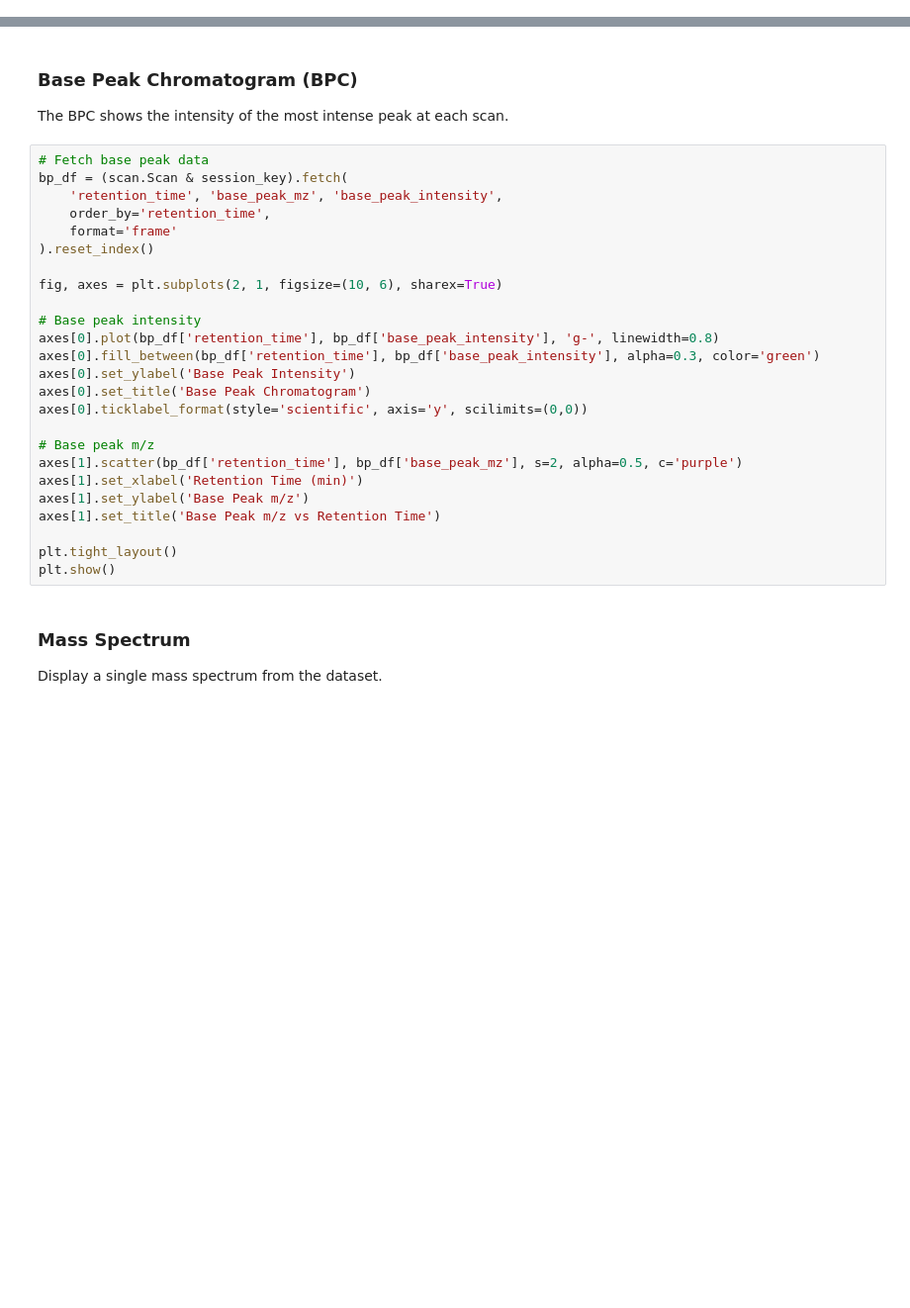
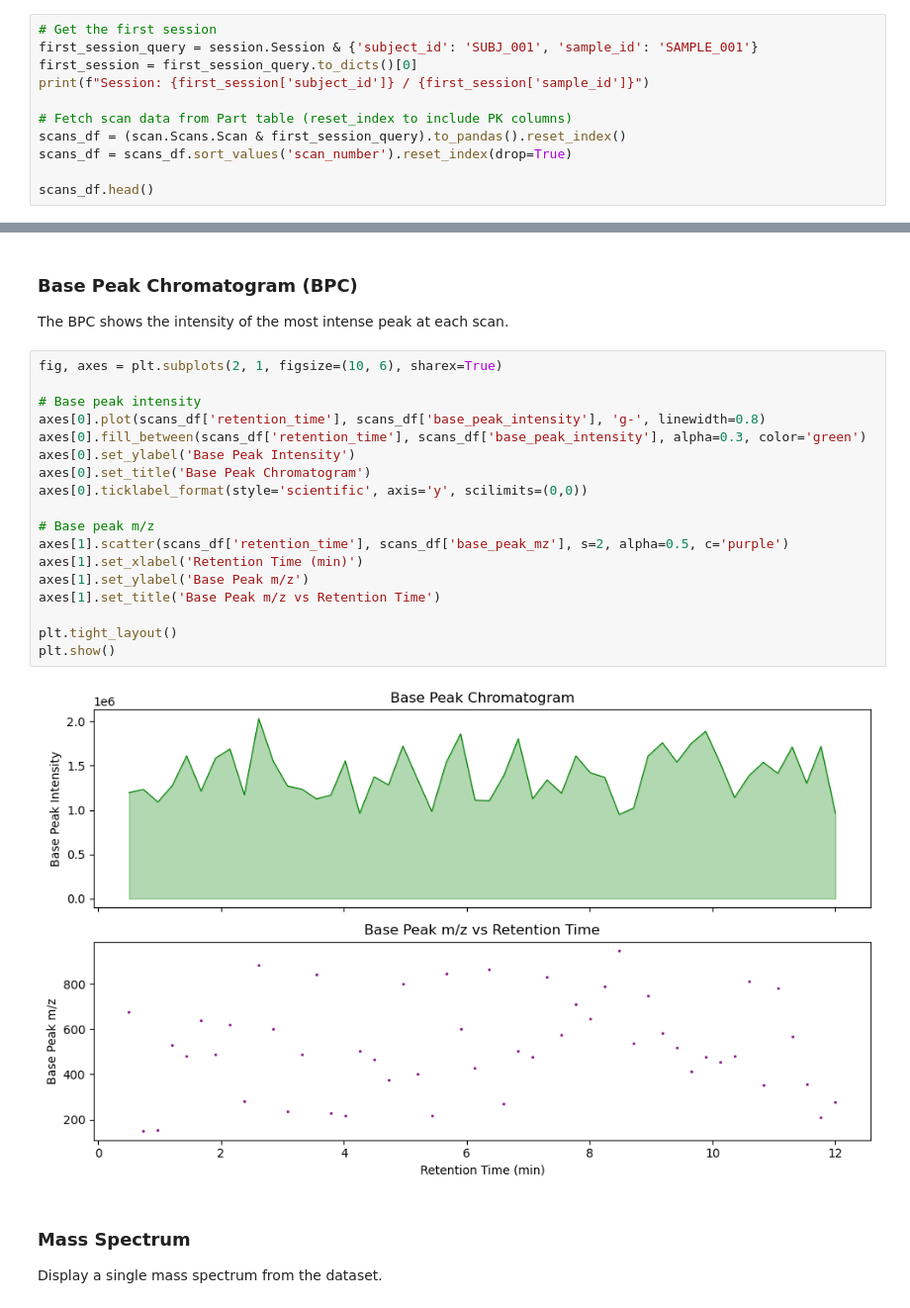
Before and after one commit to datajoint/lcms-demo, a Jupyter notebook: notebooks/04_query.ipynb, the cells around one changed output, grey strips where cells are left out. Shown at 99% size. Drawn from its saved outputs; the diff is of its cells as text; blank space fills up the shorter version.

```diff
--- a/notebooks/04_query.ipynb
+++ b/notebooks/04_query.ipynb
@@ -68,0 +131,11 @@ scans_df.head()
+# %%
+# Get the first session
+first_session_query = session.Session & {'subject_id': 'SUBJ_001', 'sample_id': 'SAMPLE_001'}
+first_session = first_session_query.to_dicts()[0]
+print(f"Session: {first_session['subject_id']} / {first_session['sample_id']}")
+
+# Fetch scan data from Part table (reset_index to include PK columns)
+scans_df = (scan.Scans.Scan & first_session_query).to_pandas().reset_index()
+scans_df = scans_df.sort_values('scan_number').reset_index(drop=True)
+
+scans_df.head()
@@ -84,30 +167,25 @@ plt.show()
 
 The BPC shows the intensity of the most intense peak at each scan.
 # %%
-# Fetch base peak data
-bp_df = (scan.Scan & session_key).fetch(
-    'retention_time', 'base_peak_mz', 'base_peak_intensity',
-    order_by='retention_time',
-    format='frame'
-).reset_index()
-
 fig, axes = plt.subplots(2, 1, figsize=(10, 6), sharex=True)
 
 # Base peak intensity
-axes[0].plot(bp_df['retention_time'], bp_df['base_peak_intensity'], 'g-', linewidth=0.8)
-axes[0].fill_between(bp_df['retention_time'], bp_df['base_peak_intensity'], alpha=0.3, color='green')
+axes[0].plot(scans_df['retention_time'], scans_df['base_peak_intensity'], 'g-', linewidth=0.8)
+axes[0].fill_between(scans_df['retention_time'], scans_df['base_peak_intensity'], alpha=0.3, color='green')
 axes[0].set_ylabel('Base Peak Intensity')
 axes[0].set_title('Base Peak Chromatogram')
 axes[0].ticklabel_format(style='scientific', axis='y', scilimits=(0,0))
 
 # Base peak m/z
-axes[1].scatter(bp_df['retention_time'], bp_df['base_peak_mz'], s=2, alpha=0.5, c='purple')
+axes[1].scatter(scans_df['retention_time'], scans_df['base_peak_mz'], s=2, alpha=0.5, c='purple')
 axes[1].set_xlabel('Retention Time (min)')
 axes[1].set_ylabel('Base Peak m/z')
 axes[1].set_title('Base Peak m/z vs Retention Time')
 
 plt.tight_layout()
 plt.show()
+# %% [output]
+[figure, added]
 # %% [markdown]
 ### Mass Spectrum
 
```
Also changed, not shown: parts of 19 cells of this notebook, 12 other files.
